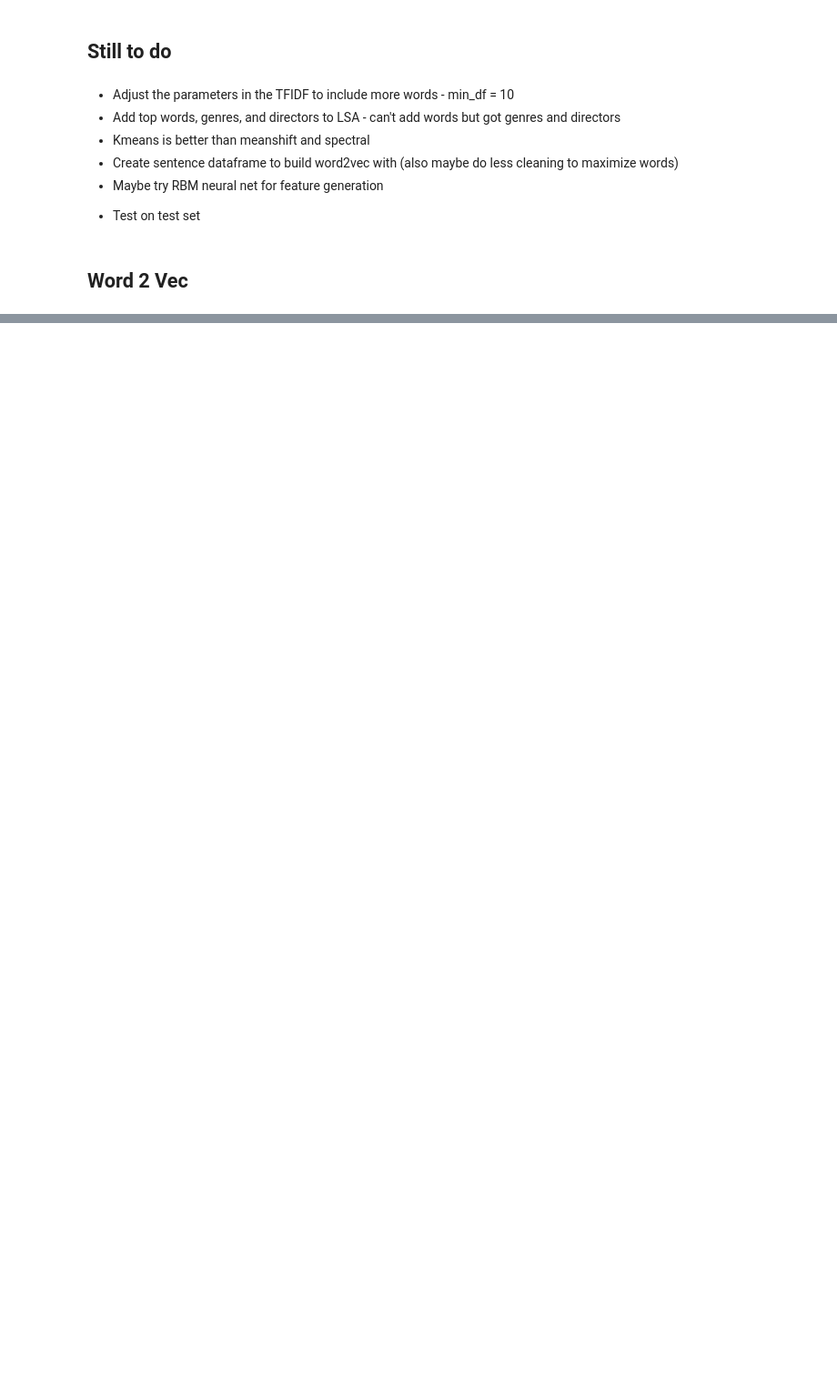
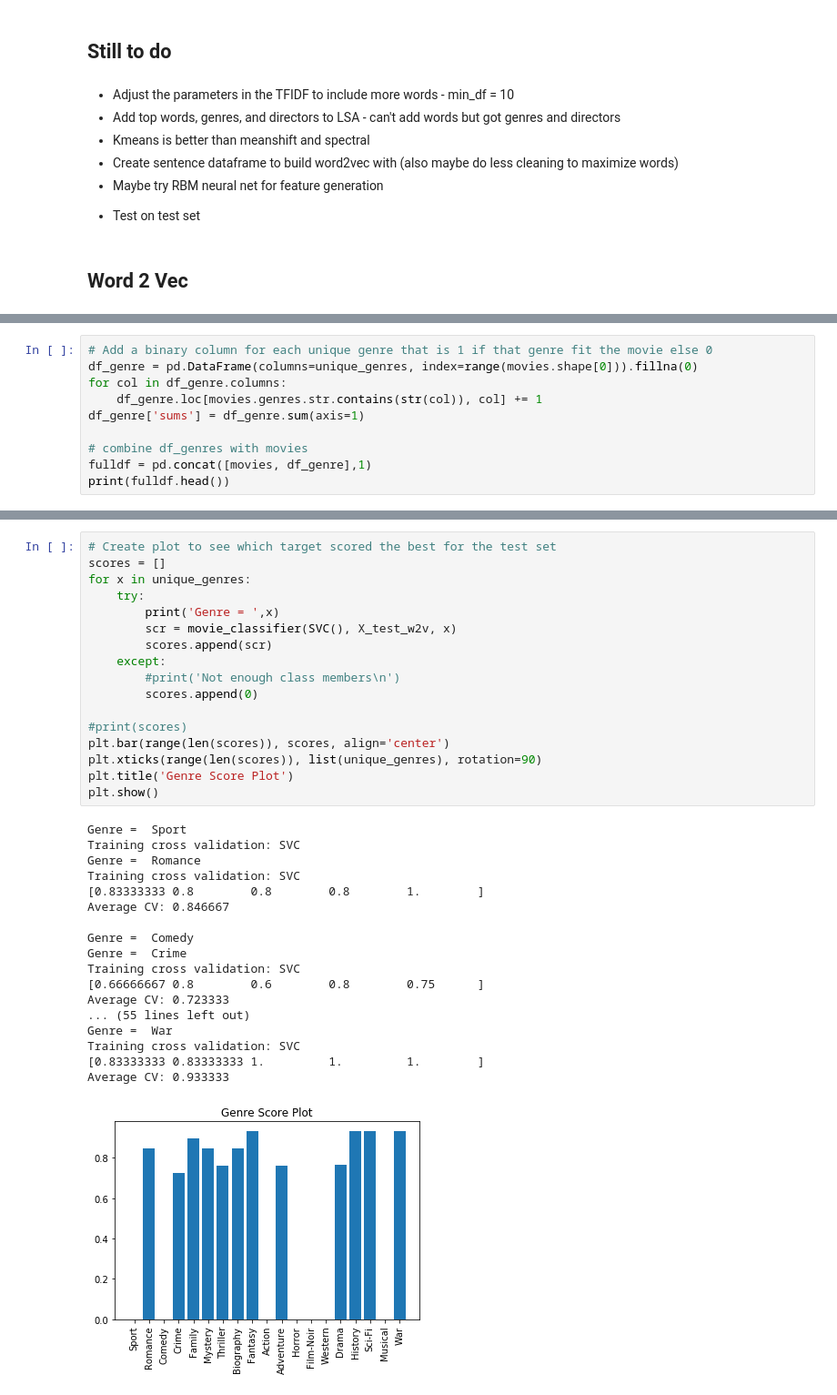
Before and after one commit to CoreyJMiller22791/Thinkful, a Jupyter notebook: Capstone - Unsupervised Learning NLP.ipynb, the cells around one changed output, grey strips where cells are left out. Shown at 91% size. Drawn from its saved outputs; the diff is of its cells as text; blank space fills up the shorter version.

```diff
--- a/Capstone - Unsupervised Learning NLP.ipynb
+++ b/Capstone - Unsupervised Learning NLP.ipynb
@@ -741,0 +867,10 @@ pwd
+# %%
+# Add a binary column for each unique genre that is 1 if that genre fit the movie else 0
+df_genre = pd.DataFrame(columns=unique_genres, index=range(movies.shape[0])).fillna(0)
+for col in df_genre.columns:
+    df_genre.loc[movies.genres.str.contains(str(col)), col] += 1
+df_genre['sums'] = df_genre.sum(axis=1)
+
+# combine df_genres with movies
+fulldf = pd.concat([movies, df_genre],1)
+print(fulldf.head())
@@ -741,0 +1036,36 @@ pwd
+# %%
+# Create plot to see which target scored the best for the test set
+scores = []
+for x in unique_genres:
+    try:
+        print('Genre = ',x)
+        scr = movie_classifier(SVC(), X_test_w2v, x)
+        scores.append(scr)
+    except:
+        #print('Not enough class members\n')
+        scores.append(0)
+
+#print(scores)
+plt.bar(range(len(scores)), scores, align='center')
+plt.xticks(range(len(scores)), list(unique_genres), rotation=90)
+plt.title('Genre Score Plot')
+plt.show()
+# %% [output]
+Genre =  Sport
+Training cross validation: SVC
+Genre =  Romance
+Training cross validation: SVC
+[0.83333333 0.8        0.8        0.8        1.        ]
+Average CV: 0.846667
+
+Genre =  Comedy
+Genre =  Crime
+Training cross validation: SVC
+[0.66666667 0.8        0.6        0.8        0.75      ]
+Average CV: 0.723333
+... (55 lines left out)
+Genre =  War
+Training cross validation: SVC
+[0.83333333 0.83333333 1.         1.         1.        ]
+Average CV: 0.933333
+[figure, added]
```
Also changed, not shown: parts of 32 cells of this notebook.
